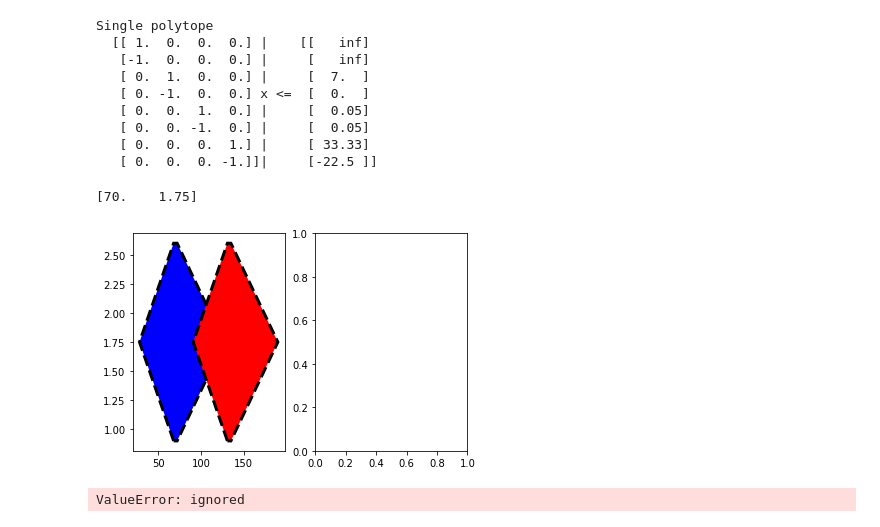
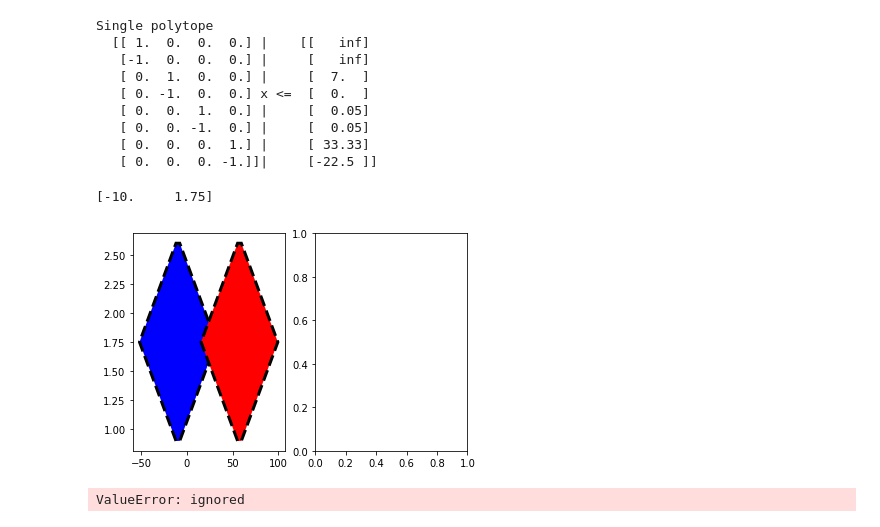
Before and after one commit to Harvey-MSKim/MPC-Project---Trajectory-Generation-Using-MPC-For-High-Speed-Overtaking, a Jupyter notebook: MPC_project.ipynb, the cells around one changed output. Drawn from its saved outputs; the diff is of its cells as text; code cells hidden in the pictures.

```diff
--- a/MPC_project.ipynb
+++ b/MPC_project.ipynb
@@ -184,7 +184,7 @@ SV_v_desired = 33.33 # [m/s]
 
 
 SV_initial_x = 0 # [m]
-SV_initial_y = lane_width/2 # [m]
+SV_initial_y = lane_width/2*3 # [m]
 SV_initial_psi = 0
 SV_initial_v = 32.67 # [m/s]
 
@@ -194,12 +194,12 @@ num_LV = 3
 LV_l_long = 4.1
 LV_w_lat = 1.7
 wedge_back = 40 # modified 1
-wedge_head = 55 # modified 100
+wedge_head = 40 # modified 100
 
 # LV_information
 ## For showing cacenlling lane change : SV_initial_x - 93.5, vel = 45 for the second LV
-LV_initialize  = np.array([[SV_initial_x + 70, SV_initial_x + 150, SV_initial_x + 240],  # x coordinate [m] # modified. 110 220 330
-                           [SV_initial_y, SV_initial_y + lane_width, SV_initial_y],       # y coordinate [m]
+LV_initialize  = np.array([[SV_initial_x + -10, SV_initial_x + 100, SV_initial_x + 240],  # x coordinate [m] # modified. 110 220 330. Threshold : 80
+                           [lane_width/2, lane_width/2*3, lane_width/2],       # y coordinate [m]
                            [22.5, 22.5, 22.5]])                                           # velocity [m/s]
 
 ### Potential Field ###
@@ -215,8 +215,8 @@ grid_length = 0.01
 ### Control Parameters ###
 sampling_time = 0.2
 N = 10
-Q = np.diag([0, 0.02, 0.01, 10])
-R = np.diag([1.5, 200])
+Q = np.diag([0.0, 0.0, 0.01, 10]) # modified. [1,1] = 0.2
+R = np.diag([1.5, 200]) # modified 200
 P = ...
 
 ### System Parameters ###
@@ -276,7 +276,7 @@ Single polytope
    [ 0.  0.  0. -1.]]|     [-22.5 ]]
 # %%
 class Subject_vehicle :
-  def __init__(self, init_x, init_y, init_psi, l_f = l_f, l_r = l_r, length = LV_l_long, width = LV_w_lat, init_vel = SV_initial_v, curr_lane = 2, head_lane = 2) :
+  def __init__(self, init_x, init_y, init_psi, l_f = l_f, l_r = l_r, length = LV_l_long, width = LV_w_lat, init_vel = SV_initial_v) :
     self.l_f = l_f
     self.l_r = l_r
     self.state = np.array([init_x, init_y, init_psi, init_vel])
@@ -290,9 +290,12 @@ class Subject_vehicle :
                        [0, self.state[3]*sampling_time / (self.l_f+self.l_r) * self.l_r],
                        [0, self.state[3]*sampling_time / (self.l_f+self.l_r)],
                        [sampling_time, 0]])
-    self.curr_lane = curr_lane
-    self.head_lane = head_lane
     self.lane_thresh = 0.05    # if SV stays 0.8m away from the head_lane, we suppose it successfully changed the lane.
+
+    for i in range(num_lane) :
+      if self.state[1] > i*lane_width and self.state[1] <= (i+1)*lane_width :
+        self.curr_lane = num_lane - i
+        self.head_lane = self.curr_lane
 
   def getState(self) :
     return self.state
@@ -387,35 +390,35 @@ class Lead_vehicle :
 
   ###### For Animation ###############
   def getVertice_anim(self, position) :
     vertice_x = np.array([[position[0] + self.length/2, position[0] - self.length/2, position[0] - self.length/2, position[0] + self.length/2]])
     vertice_y = np.array([[position[1] + self.width/2,  position[1] + self.width/2,  position[1] - self.width/2,  position[1] - self.width/2]])
     vertice = np.concatenate((vertice_x.T, vertice_y.T), axis=1)
     return vertice
 
   def getWedgePoints_anim(self, position) :
     WedgePoints = np.array([[position[0] - self.length/2 - self.wedge_back, position[1]],
                             [position[0] - self.length/2, position[1] + self.width/2],
                             [position[0] + self.length/2, position[1] + self.width/2],
                             [position[0] + self.length/2 + self.wedge_head, position[1]],
                             [position[0] + self.length/2, position[1] - self.width/2],
                             [position[0] - self.length/2, position[1] - self.width/2]])
     return WedgePoints
 
 SV = Subject_vehicle(init_x = SV_initial_x, init_y = SV_initial_y, init_psi = SV_initial_psi)
 LV1 = Lead_vehicle(LV_initialize[0,0], LV_initialize[1,0], LV_initialize[2,0])
 LV2 = Lead_vehicle(LV_initialize[0,1], LV_initialize[1,1], LV_initialize[2,1])
 print(LV1.getPosition())
 fig, ax = plt.subplots(1,2)
 X = LV1.getPolytope()
 X_pred = LV1.getPolytope_predict()
 X.plot(ax[0], color='b')
 X_pred.plot(ax[0], color='r')
 ax[0].autoscale_view()
 #ax[0].set_zlim([-10,10])
 #ax[0].axis('equal')
 # %% [output]
-[70.    1.75]
+[-10.     1.75]
-[figure, old version]
+[figure, new version]
 # %%
 # Detect LVs
 # Should detect LVs within 100m from SV
```
Also changed, not shown: parts of 8 cells of this notebook.
